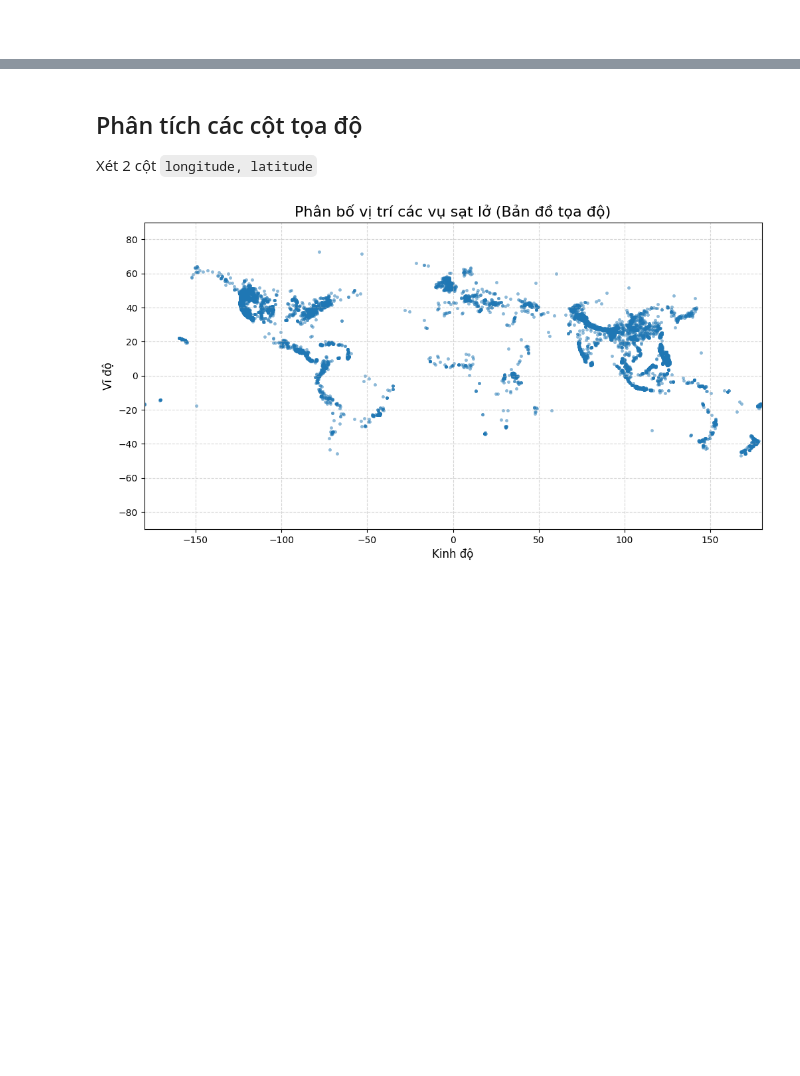
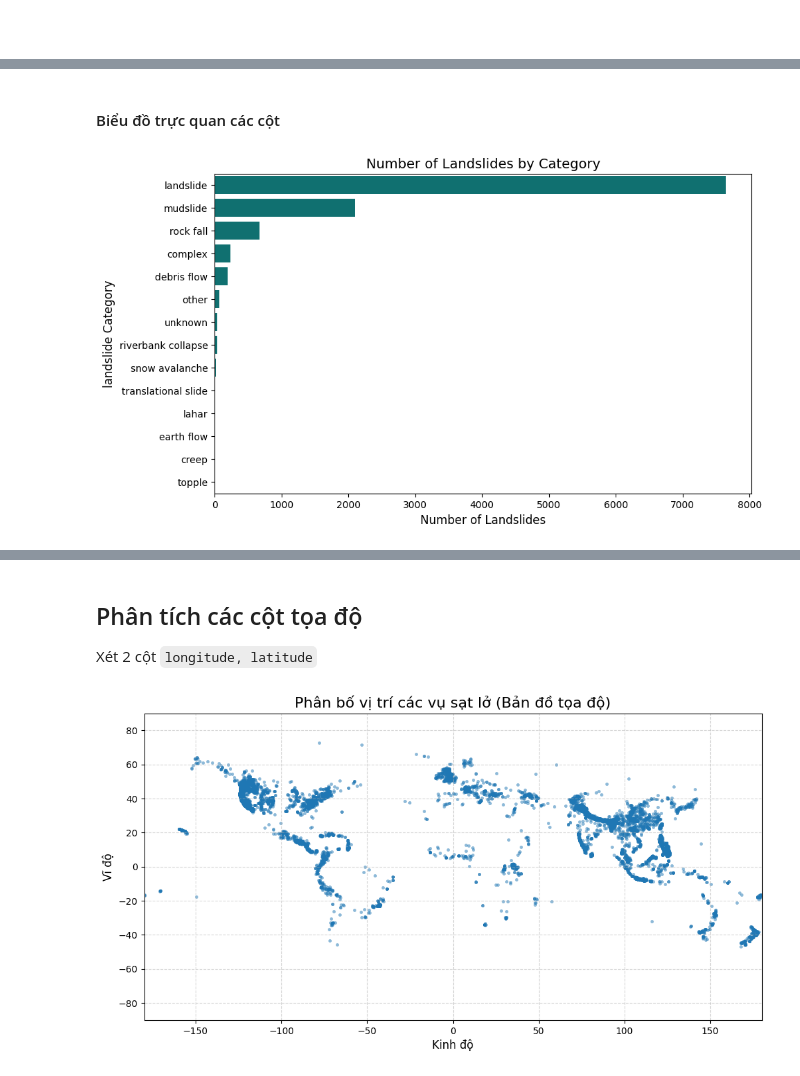
Before and after one commit to tientien01/Global-Landslide-Catalog-NASA-Analysis, a Jupyter notebook: notebook/02_data_exploration.ipynb, the cells around one changed output, grey strips where cells are left out. Saved outputs shown, nothing was run; the diff lists cells and outputs as text; code cells hidden in the pictures; blank space fills up the shorter version.

Commit message:
feat: EDA-initial data exploration (Categorical Columns Analysis, Coordinate Columns Analysis)

```diff
--- a/notebook/02_data_exploration.ipynb
+++ b/notebook/02_data_exploration.ipynb
@@ -437,0 +326,22 @@ dtype: object
+# %% [markdown]
+#### Biểu đồ trực quan các cột
+# %%
+# --- 1. landslide_category ---
+plt.figure(figsize=(10, 6))
+
+category_labels_display = [val.replace('_',' ') for val in df.landslide_category.value_counts().index]
+
+ax = sns.countplot(
+    y='landslide_category',
+    data=df,
+    order=df['landslide_category'].value_counts().index,
+    color='teal'
+)
+plt.title('Number of Landslides by Category', fontsize=14)
+plt.xlabel('Number of Landslides', fontsize=12)
+plt.ylabel('landslide Category', fontsize=12)
+ax.set_yticklabels(category_labels_display)
+
+plt.show()
+# %% [output]
+[figure, added]
```
Also changed, not shown: parts of 46 cells of this notebook.
